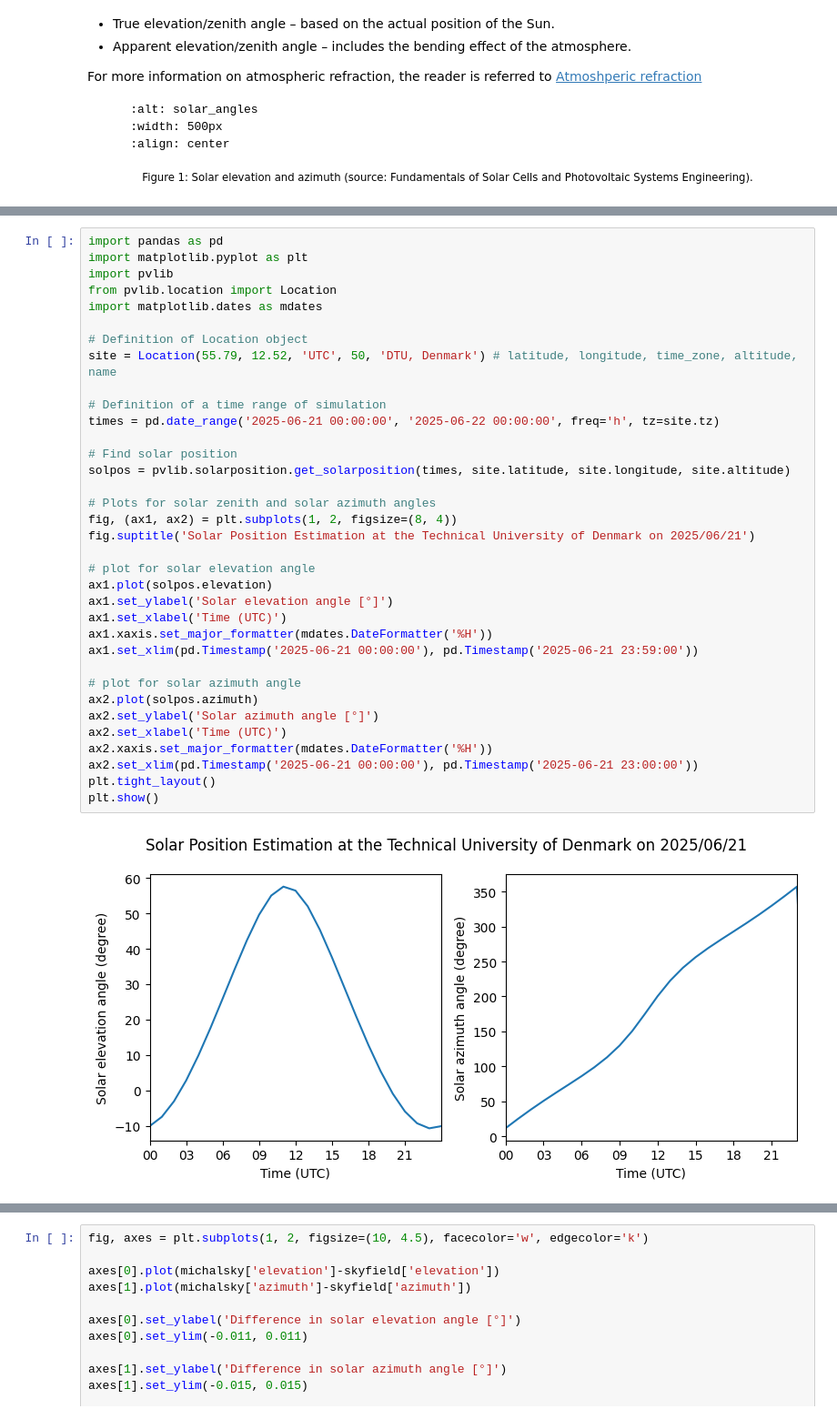
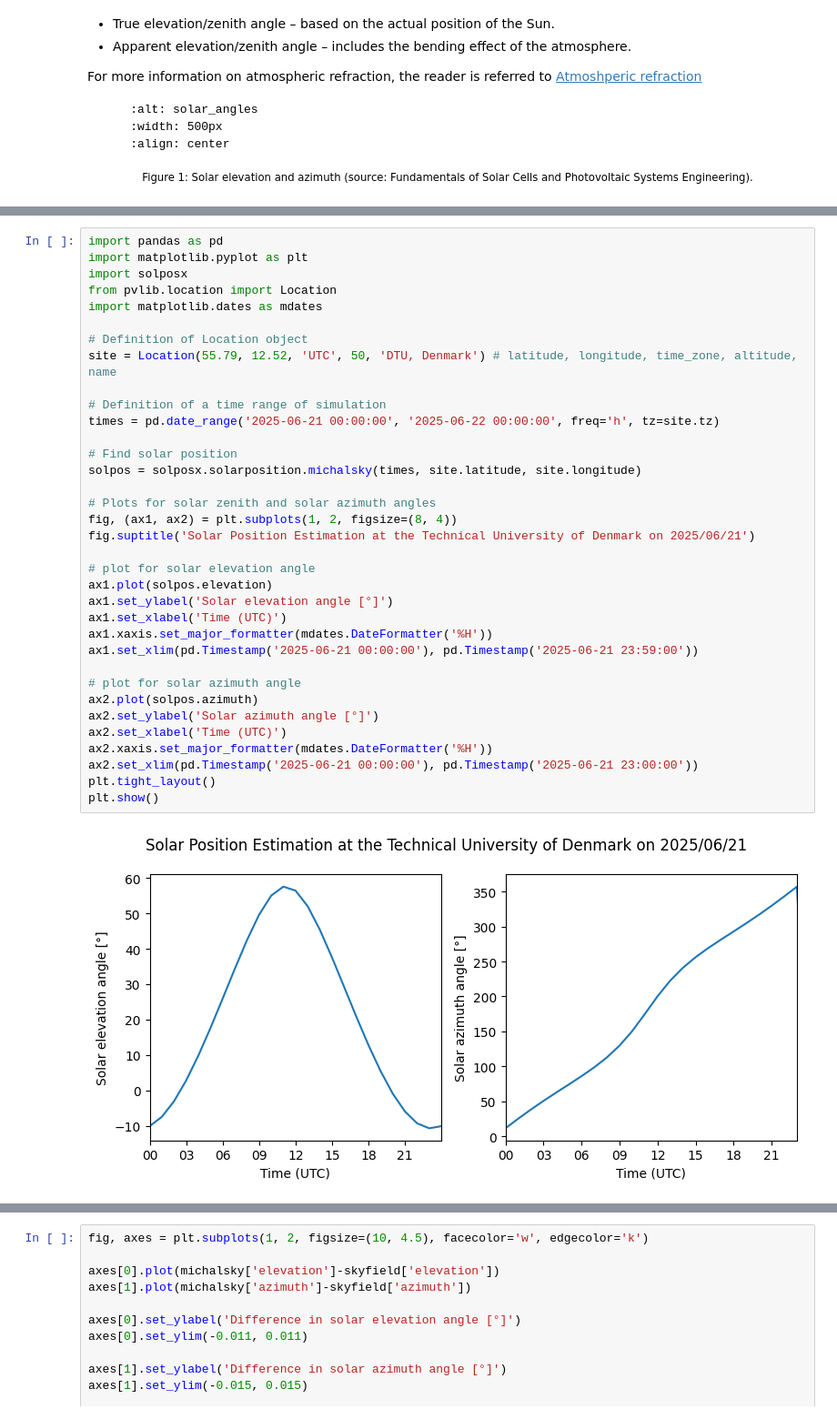
Before and after one commit to pvlib/solposx, a Jupyter notebook: docs/source/solarposition_introduction.ipynb, the cells around one changed output, grey strips where cells are left out. Shown at 91% size. Cells and saved outputs as stored; diff of their text form.

```diff
--- a/docs/source/solarposition_introduction.ipynb
+++ b/docs/source/solarposition_introduction.ipynb
@@ -38,40 +38,40 @@ Below, we calculate the solar position at the Technical University of Denmark on
 # %%
 import pandas as pd
 import matplotlib.pyplot as plt
-import pvlib
+import solposx
 from pvlib.location import Location
 import matplotlib.dates as mdates
 
 # Definition of Location object
 site = Location(55.79, 12.52, 'UTC', 50, 'DTU, Denmark') # latitude, longitude, time_zone, altitude, name
 
 # Definition of a time range of simulation
 times = pd.date_range('2025-06-21 00:00:00', '2025-06-22 00:00:00', freq='h', tz=site.tz)
 
 # Find solar position
-solpos = pvlib.solarposition.get_solarposition(times, site.latitude, site.longitude, site.altitude)
+solpos = solposx.solarposition.michalsky(times, site.latitude, site.longitude)
 
 # Plots for solar zenith and solar azimuth angles
 fig, (ax1, ax2) = plt.subplots(1, 2, figsize=(8, 4))
 fig.suptitle('Solar Position Estimation at the Technical University of Denmark on 2025/06/21')
 
 # plot for solar elevation angle
 ax1.plot(solpos.elevation)
 ax1.set_ylabel('Solar elevation angle [°]')
 ax1.set_xlabel('Time (UTC)')
 ax1.xaxis.set_major_formatter(mdates.DateFormatter('%H'))
 ax1.set_xlim(pd.Timestamp('2025-06-21 00:00:00'), pd.Timestamp('2025-06-21 23:59:00'))
 
 # plot for solar azimuth angle
 ax2.plot(solpos.azimuth)
 ax2.set_ylabel('Solar azimuth angle [°]')
 ax2.set_xlabel('Time (UTC)')
 ax2.xaxis.set_major_formatter(mdates.DateFormatter('%H'))
 ax2.set_xlim(pd.Timestamp('2025-06-21 00:00:00'), pd.Timestamp('2025-06-21 23:00:00'))
 plt.tight_layout()
 plt.show()
 # %% [output]
-[figure, old version]
+[figure, new version]
 # %% [markdown]
 #### Comparison of two different SPAs
 
```
Also changed, not shown: parts of 4 cells of this notebook, 1 other file.
